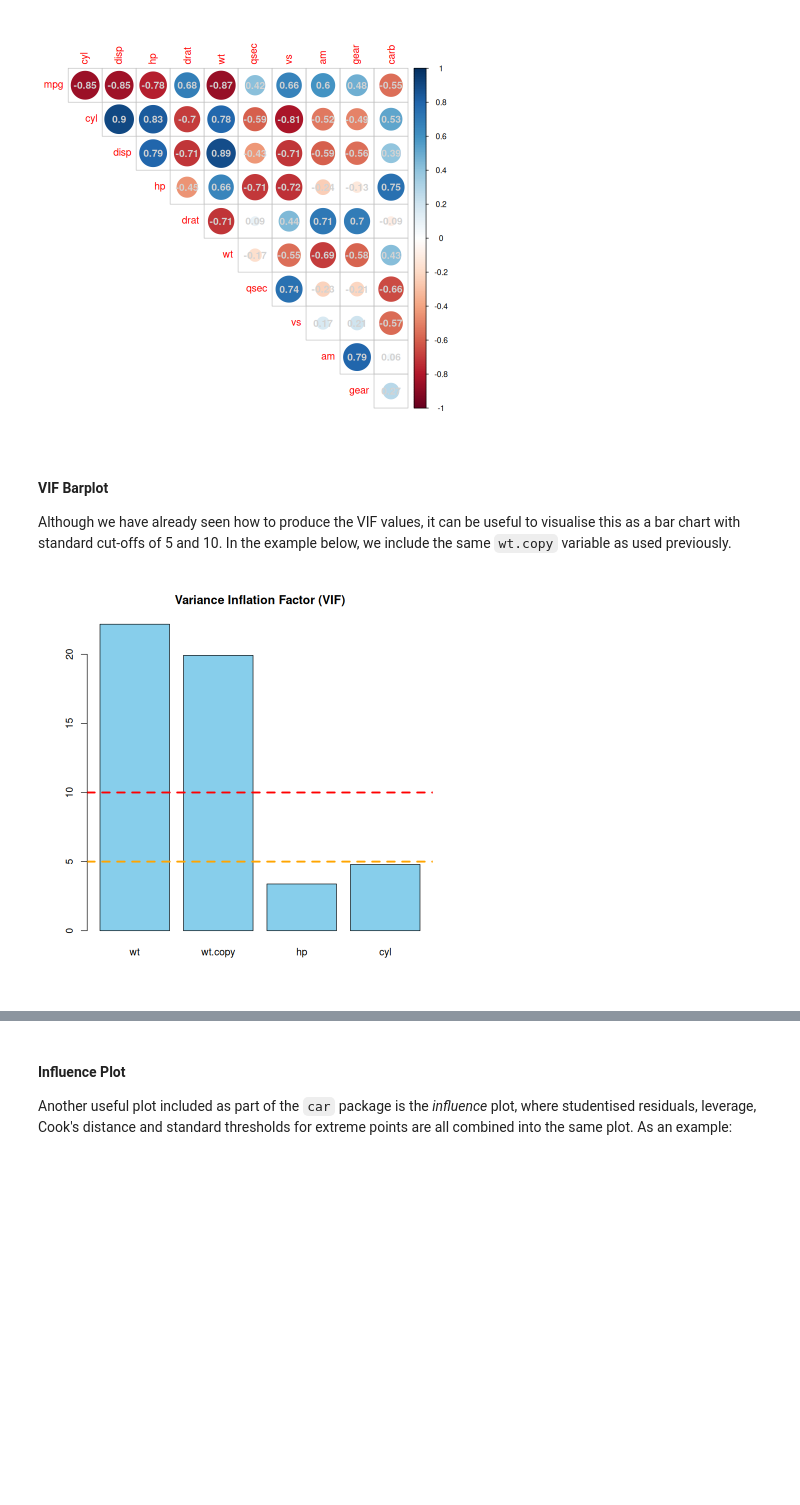
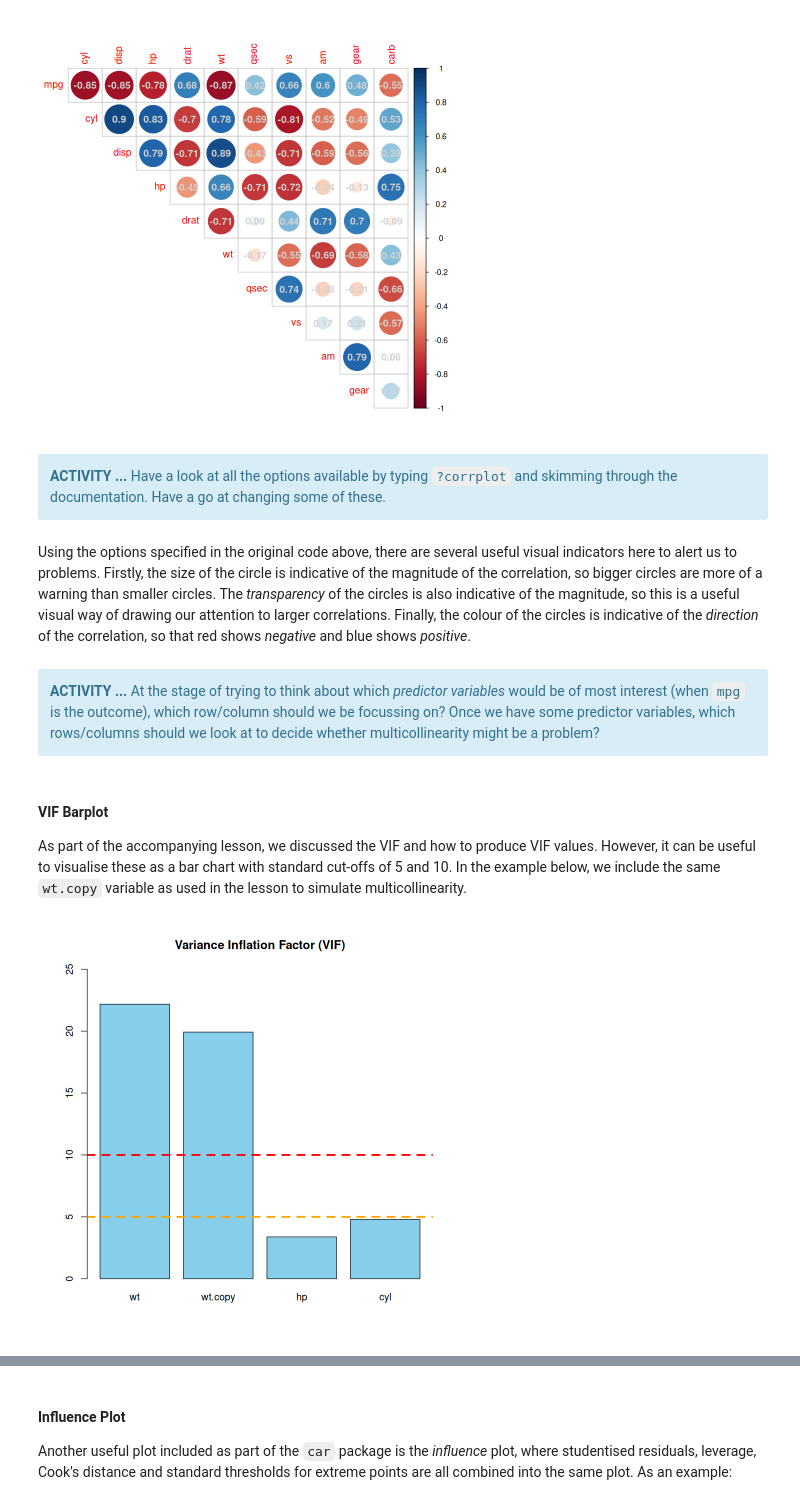
Before and after one commit to PCHN63101-Advanced-Data-Skills/Assumptions-Diagnostics-Transforms, a Jupyter notebook: _build/html/_sources/assumptions-workshop.ipynb, the cells around one changed output, grey strips where cells are left out. Cells and saved outputs as stored; diff of their text form; code cells hidden in the pictures; blank space fills up the shorter version.

```diff
--- a/_build/html/_sources/assumptions-workshop.ipynb
+++ b/_build/html/_sources/assumptions-workshop.ipynb
@@ -19,19 +53,29 @@ corrplot(cor(mtcars),
         diag=FALSE)              # hide diagonal
 # %% [output]
 [figure]
+# %% [markdown]
+<div class="alert alert-block alert-info">
+<b>ACTIVITY ...</b> Have a look at all the options available by typing <code>?corrplot</code> and skimming through the documentation. Have a go at changing some of these.
+</div>
+# %% [markdown]
+Using the options specified in the original code above, there are several useful visual indicators here to alert us to problems. Firstly, the size of the circle is indicative of the magnitude of the correlation, so bigger circles are more of a warning than smaller circles. The *transparency* of the circles is also indicative of the magnitude, so this is a useful visual way of drawing our attention to larger correlations. Finally, the colour of the circles is indicative of the *direction* of the correlation, so that red shows *negative* and blue shows *positive*.
+# %% [markdown]
+<div class="alert alert-block alert-info">
+<b>ACTIVITY ...</b> At the stage of trying to think about which <i>predictor variables</i> would be of most interest (when <code>mpg</code> is the outcome), which row/column should we be focussing on? Once we have some predictor variables, which rows/columns should we look at to decide whether multicollinearity might be a problem?
+</div>
 # %% [markdown]
 #### VIF Barplot
-Although we have already seen how to produce the VIF values, it can be useful to visualise this as a bar chart with standard cut-offs of 5 and 10. In the example below, we include the same `wt.copy` variable as used previously.
+As part of the accompanying lesson, we discussed the VIF and how to produce VIF values. However, it can be useful to visualise these as a bar chart with standard cut-offs of 5 and 10. In the example below, we include the same `wt.copy` variable as used in the lesson to simulate multicollinearity.
 # %%
 library(car)
 set.seed(666)
 wt           <- mtcars$wt
-wt.copy      <- wt + rnorm(n=length(wt), mean=0, sd=0.2)
+wt.copy      <- wt + rnorm(n=length(wt), mean=0, sd=0.2)        # wt + random noise
 mod.multicol <- lm(mpg ~ wt + wt.copy + hp + cyl, data=mtcars)
 vif.values   <- vif(mod.multicol)
 
-barplot(vif.values, main = "Variance Inflation Factor (VIF)", col = "skyblue")
+barplot(vif.values, main="Variance Inflation Factor (VIF)", col="skyblue", ylim=c(0,25))
 abline(h=5,  col="orange", lty=2, lwd=3)
 abline(h=10, col="red",    lty=2, lwd=3)
 # %% [output]
-[figure, old version]
+[figure, new version]
```
Also changed, not shown: parts of 46 cells of this notebook, 39 other files.
